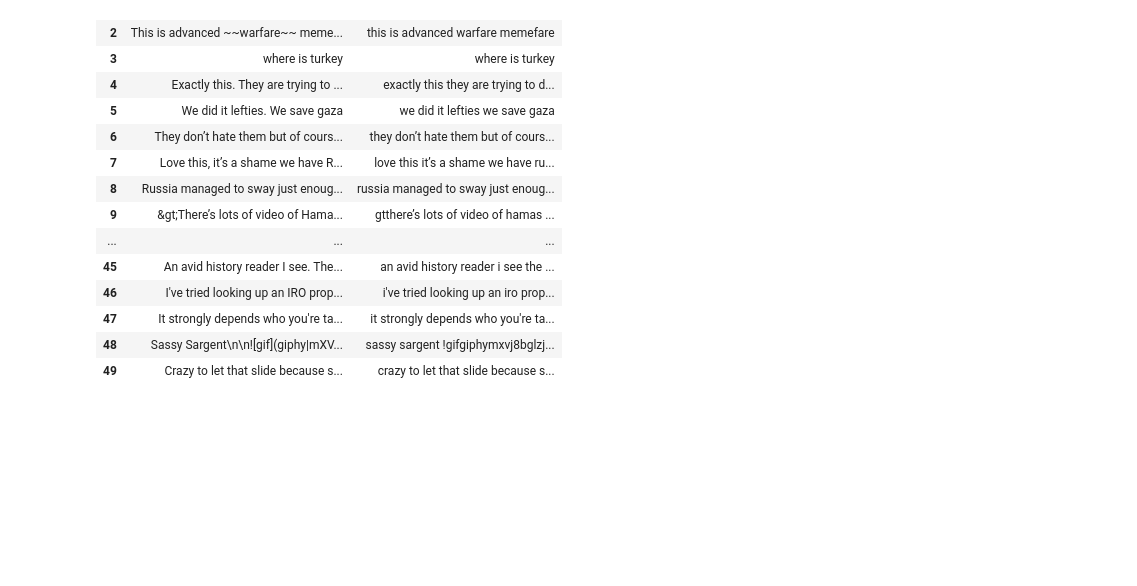
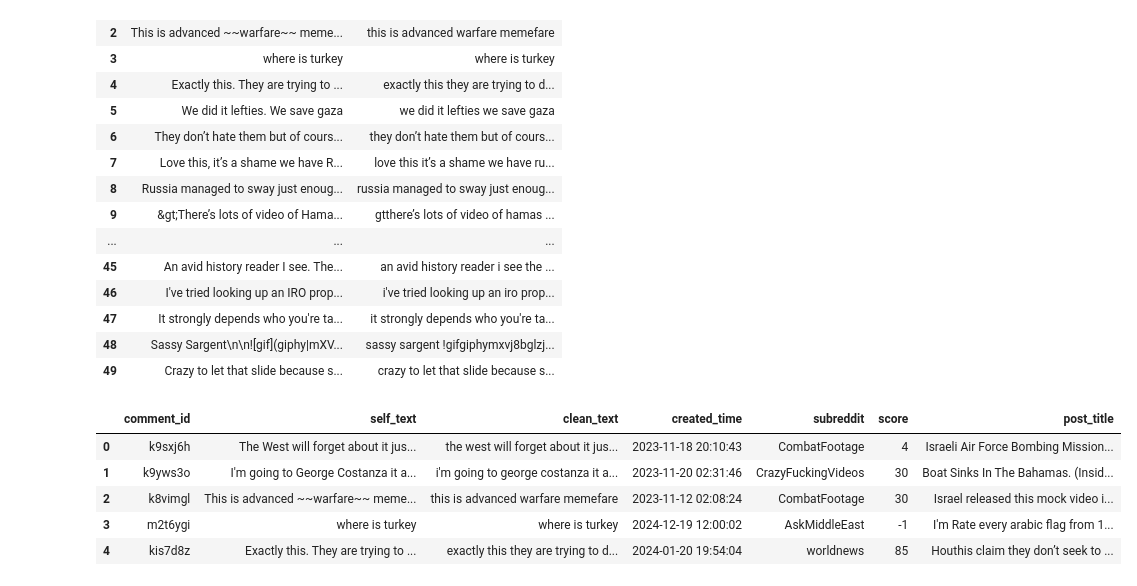
Before and after one commit to dalfonso75/reddit-emotion-analysis-israel-palestine, a Jupyter notebook: notebooks/01_data_exploration.ipynb, the cells around one changed output. Cells and saved outputs as stored; diff of their text form; code cells hidden in the pictures; blank space fills up the shorter version.

Commit message:
add full clean dataset

```diff
--- a/notebooks/01_data_exploration.ipynb
+++ b/notebooks/01_data_exploration.ipynb
@@ -111,3 +111,25 @@ df[['self_text', 'clean_text']].head(50)
 | 47 | It strongly depends who you're ta... | it strongly depends who you're ta... |
 | 48 | Sassy Sargent\n\n![gif](giphy|mXV... | sassy sargent !gifgiphymxvj8bglzj... |
 | 49 | Crazy to let that slide because s... | crazy to let that slide because s... |
+# %%
+# create a new df with colums: 'comment_id', 'self_text', 'clean_text', 'created_time', 'subreddit', 'score' and 'post_title'
+# this df contains the necessary columns for the analysis
+clean_df = df[
+    [
+        "comment_id",
+        "self_text",
+        "clean_text",
+        "created_time",
+        "subreddit",
+        "score",
+        "post_title",
+    ]
+]
+clean_df.head()
+# %% [output]
+|  | comment_id | self_text | clean_text | created_time | subreddit | score | post_title |
+| 0 | k9sxj6h | The West will forget about it jus... | the west will forget about it jus... | 2023-11-18 20:10:43 | CombatFootage | 4 | Israeli Air Force Bombing Mission... |
+| 1 | k9yws3o | I'm going to George Costanza it a... | i'm going to george costanza it a... | 2023-11-20 02:31:46 | CrazyFuckingVideos | 30 | Boat Sinks In The Bahamas. (Insid... |
+| 2 | k8vimgl | This is advanced ~~warfare~~ meme... | this is advanced warfare memefare | 2023-11-12 02:08:24 | CombatFootage | 30 | Israel released this mock video i... |
+| 3 | m2t6ygi | where is turkey | where is turkey | 2024-12-19 12:00:02 | AskMiddleEast | -1 | I'm Rate every arabic flag from 1... |
+| 4 | kis7d8z | Exactly this. They are trying to ... | exactly this they are trying to d... | 2024-01-20 19:54:04 | worldnews | 85 | Houthis claim they don’t seek to ... |
```
Also changed, not shown: parts of 1 cell of this notebook, 5 other files.
